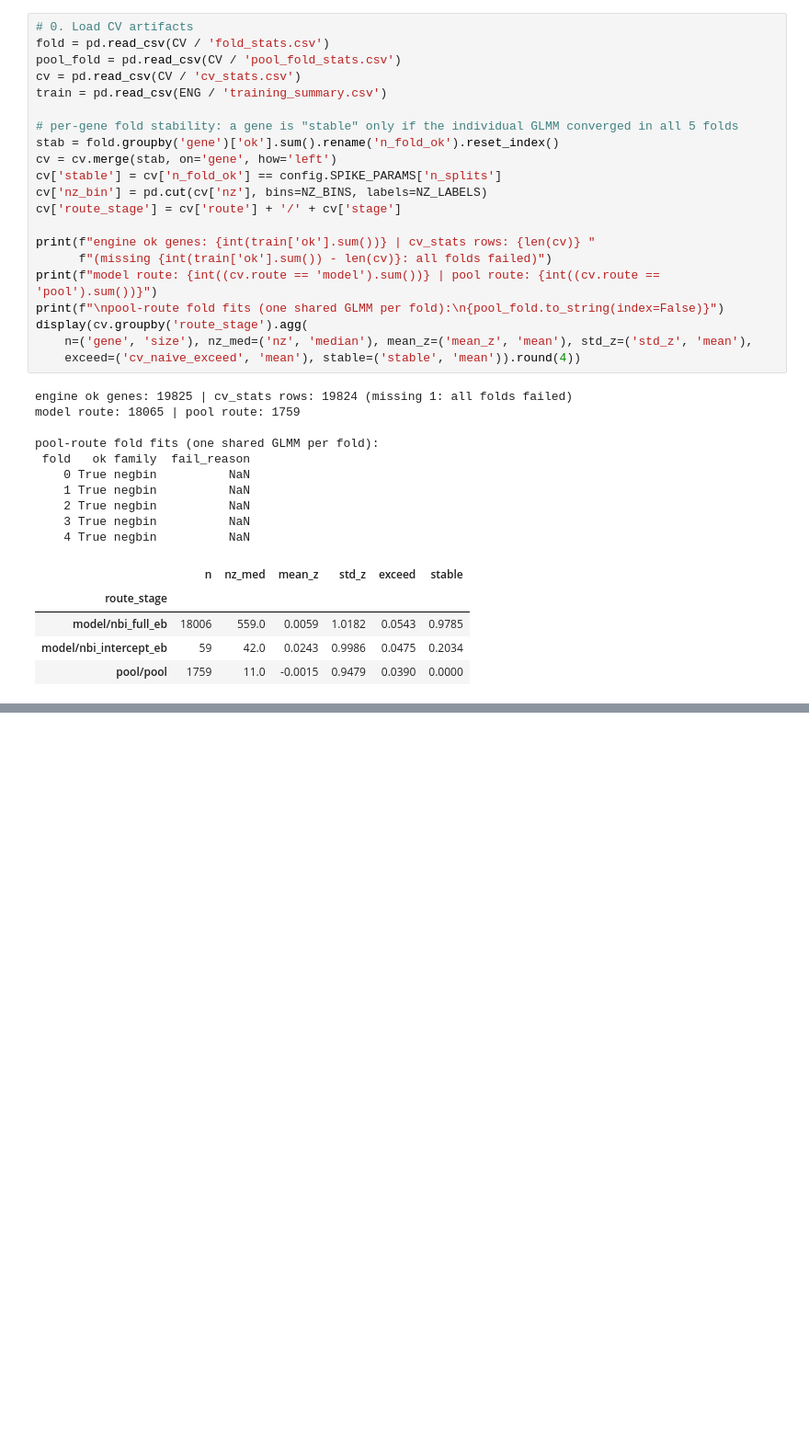
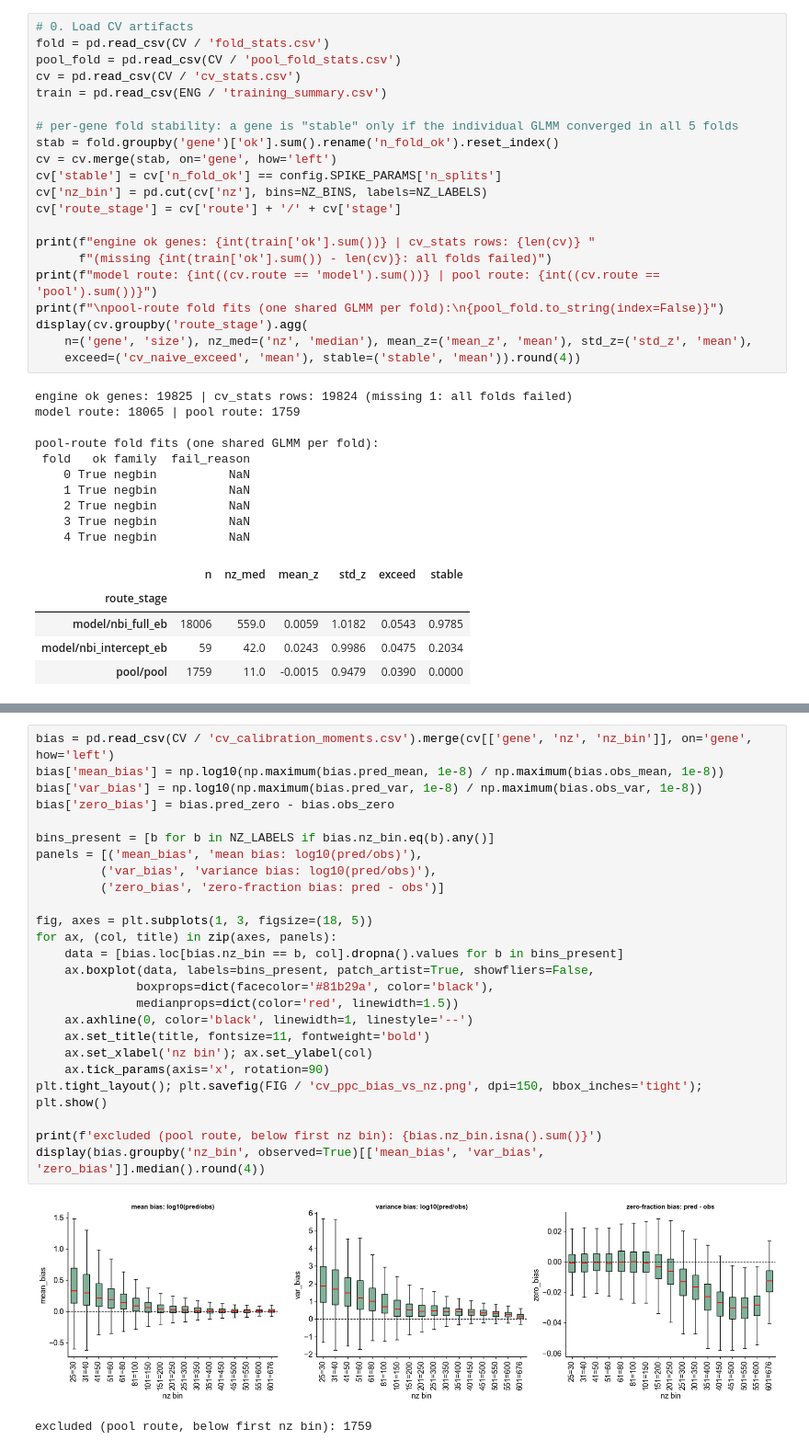
Before and after one commit to jmj3078/cfRNA_Disentaglement, a Jupyter notebook: MixedEffectsModeling/1_cv_analysis.ipynb, the cells around one changed output, grey strips where cells are left out. Shown at 92% size. Drawn from its saved outputs; the diff is of its cells as text; blank space fills up the shorter version.

```diff
--- a/MixedEffectsModeling/1_cv_analysis.ipynb
+++ b/MixedEffectsModeling/1_cv_analysis.ipynb
@@ -287,0 +370,28 @@ SHASH calibration, held-out CV (median [IQR]):
+# %%
+bias = pd.read_csv(CV / 'cv_calibration_moments.csv').merge(cv[['gene', 'nz', 'nz_bin']], on='gene', how='left')
+bias['mean_bias'] = np.log10(np.maximum(bias.pred_mean, 1e-8) / np.maximum(bias.obs_mean, 1e-8))
+bias['var_bias'] = np.log10(np.maximum(bias.pred_var, 1e-8) / np.maximum(bias.obs_var, 1e-8))
+bias['zero_bias'] = bias.pred_zero - bias.obs_zero
+
+bins_present = [b for b in NZ_LABELS if bias.nz_bin.eq(b).any()]
+panels = [('mean_bias', 'mean bias: log10(pred/obs)'),
+         ('var_bias', 'variance bias: log10(pred/obs)'),
+         ('zero_bias', 'zero-fraction bias: pred - obs')]
+
+fig, axes = plt.subplots(1, 3, figsize=(18, 5))
+for ax, (col, title) in zip(axes, panels):
+    data = [bias.loc[bias.nz_bin == b, col].dropna().values for b in bins_present]
+    ax.boxplot(data, labels=bins_present, patch_artist=True, showfliers=False,
+              boxprops=dict(facecolor='#81b29a', color='black'),
+              medianprops=dict(color='red', linewidth=1.5))
+    ax.axhline(0, color='black', linewidth=1, linestyle='--')
+    ax.set_title(title, fontsize=11, fontweight='bold')
+    ax.set_xlabel('nz bin'); ax.set_ylabel(col)
+    ax.tick_params(axis='x', rotation=90)
+plt.tight_layout(); plt.savefig(FIG / 'cv_ppc_bias_vs_nz.png', dpi=150, bbox_inches='tight'); plt.show()
+
+print(f'excluded (pool route, below first nz bin): {bias.nz_bin.isna().sum()}')
+display(bias.groupby('nz_bin', observed=True)[['mean_bias', 'var_bias', 'zero_bias']].median().round(4))
+# %% [output]
+[figure, added]
+excluded (pool route, below first nz bin): 1759
```
Also changed, not shown: parts of 6 cells of this notebook, 5 other files.
